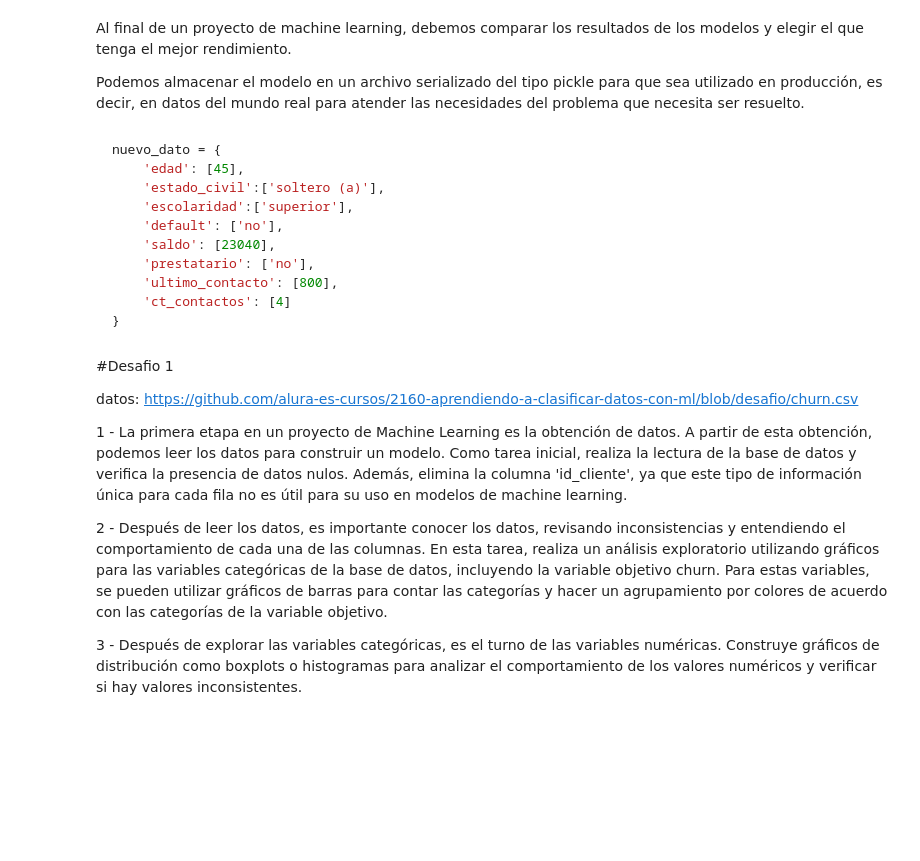
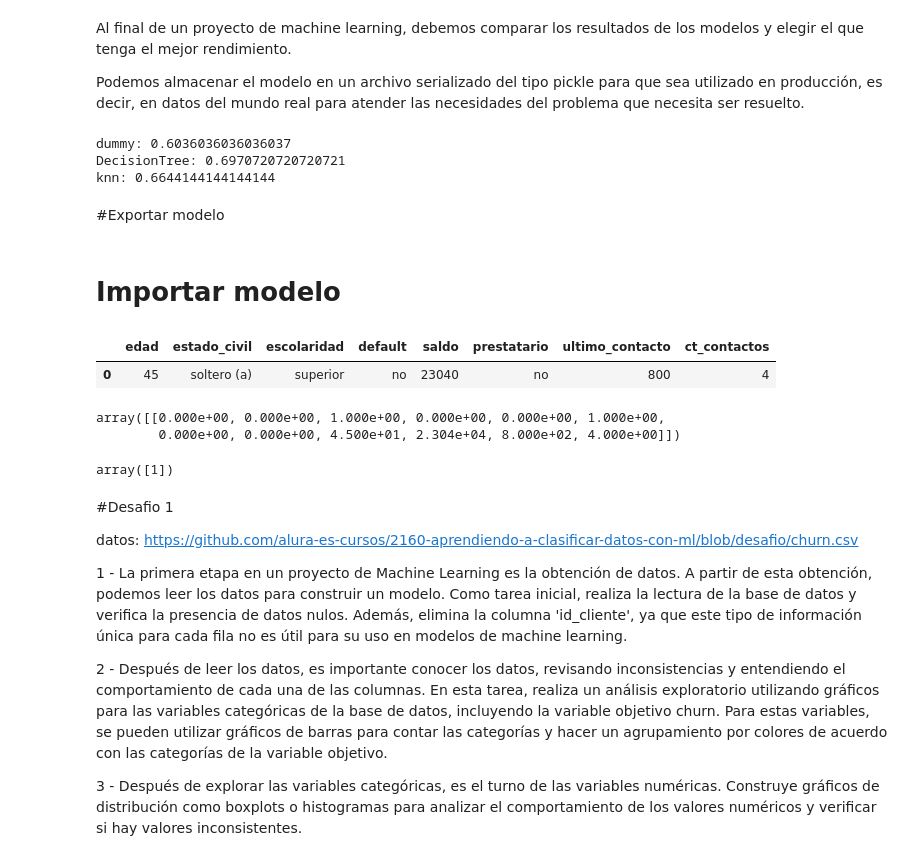
Before and after one commit to JCSR2022/Alura_Data_Science, a Jupyter notebook: Learning_to_Classify_Data_with_ML/Clasificacion_primeros_pasos.ipynb, the cells around one changed output. Saved outputs shown, nothing was run; the diff lists cells and outputs as text; code cells hidden in the pictures; blank space fills up the shorter version.

````diff
--- a/Learning_to_Classify_Data_with_ML/Clasificacion_primeros_pasos.ipynb
+++ b/Learning_to_Classify_Data_with_ML/Clasificacion_primeros_pasos.ipynb
@@ -511,16 +593,16 @@ Debido a que utiliza cálculos de distancia, este algoritmo está influenciado p
 Al final de un proyecto de machine learning, debemos comparar los resultados de los modelos y elegir el que tenga el mejor rendimiento.
 
 Podemos almacenar el modelo en un archivo serializado del tipo pickle para que sea utilizado en producción, es decir, en datos del mundo real para atender las necesidades del problema que necesita ser resuelto.
-# %% [markdown]
-```python
-nuevo_dato = {
-    'edad': [45],
-    'estado_civil':['soltero (a)'],
-    'escolaridad':['superior'],
-    'default': ['no'],
-    'saldo': [23040],
-    'prestatario': ['no'],
-    'ultimo_contacto': [800],
-    'ct_contactos': [4]
-}
-```
+# %%
+models = {'dummy':[dummy_classifier,X_test],
+          'DecisionTree':[modelo_arbol_3,X_test],
+          'knn':[knn_classifier,X_test_scaled]}
+
+for model_name,(model,model_data) in models.items():
+  print(f"{model_name}: {model.score(model_data, y_test)}")
+# %% [output]
+dummy: 0.6036036036036037
+DecisionTree: 0.6970720720720721
+knn: 0.6644144144144144
+# %% [markdown]
+#Exportar modelo
@@ -526,0 +620,19 @@ nuevo_dato = {
+# %% [markdown]
+# Importar modelo
+# %%
+nuevo_dato = {
+    'edad': [45],
+    'estado_civil':['soltero (a)'],
+    'escolaridad':['superior'],
+    'default': ['no'],
+    'saldo': [23040],
+    'prestatario': ['no'],
+    'ultimo_contacto': [800],
+    'ct_contactos': [4]
+}
+
+nuevo_dato_df = pd.DataFrame(nuevo_dato)
+nuevo_dato_df
+# %% [output]
+|  | edad | estado_civil | escolaridad | default | saldo | prestatario | ultimo_contacto | ct_contactos |
+| 0 | 45 | soltero (a) | superior | no | 23040 | no | 800 | 4 |
@@ -527,3 +645,12 @@ nuevo_dato = {
+# %%
+nuevo_dato_coded = encoder.transform(nuevo_dato_df)
+# %% [output]
+array([[0.000e+00, 0.000e+00, 1.000e+00, 0.000e+00, 0.000e+00, 1.000e+00,
+        0.000e+00, 0.000e+00, 4.500e+01, 2.304e+04, 8.000e+02, 4.000e+00]])
+# %%
+modelo.predict(nuevo_dato_coded)
+# %% [output]
+array([1])
 # %% [markdown]
 #Desafio 1
 
````
Also changed, not shown: parts of 22 cells of this notebook.
